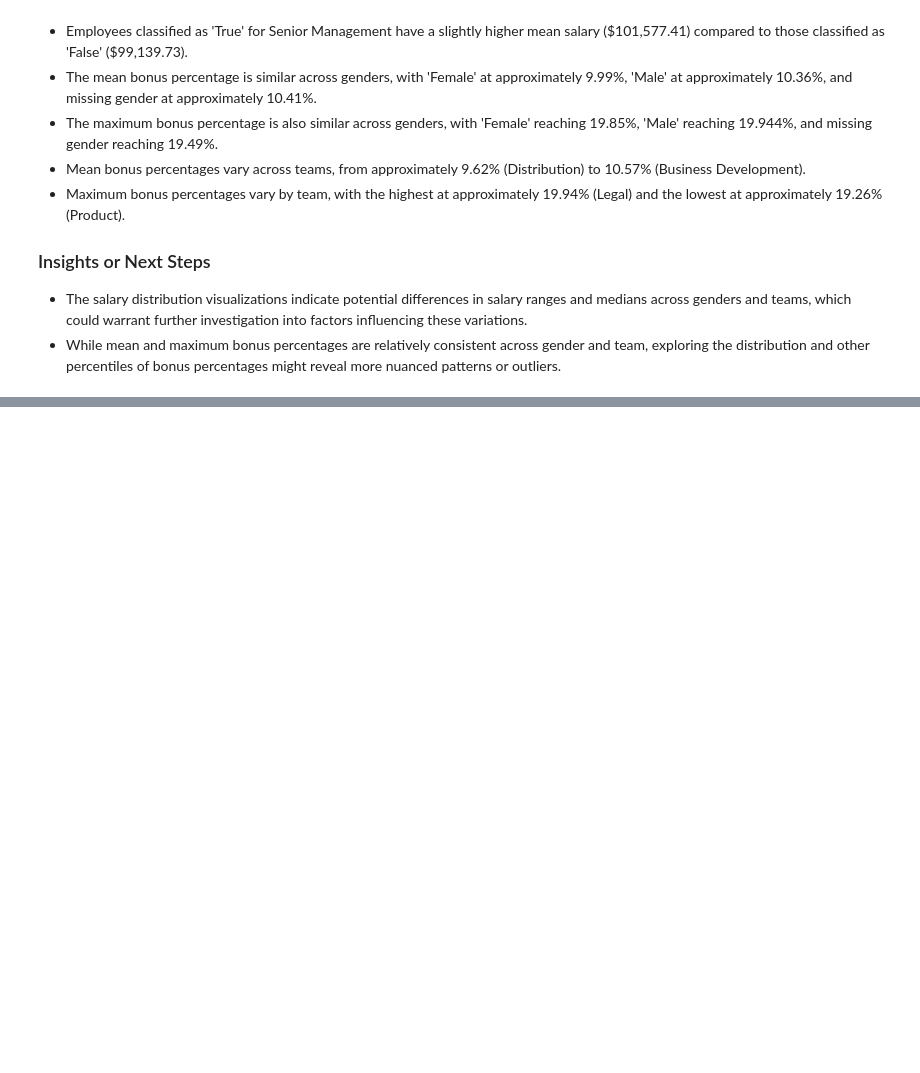
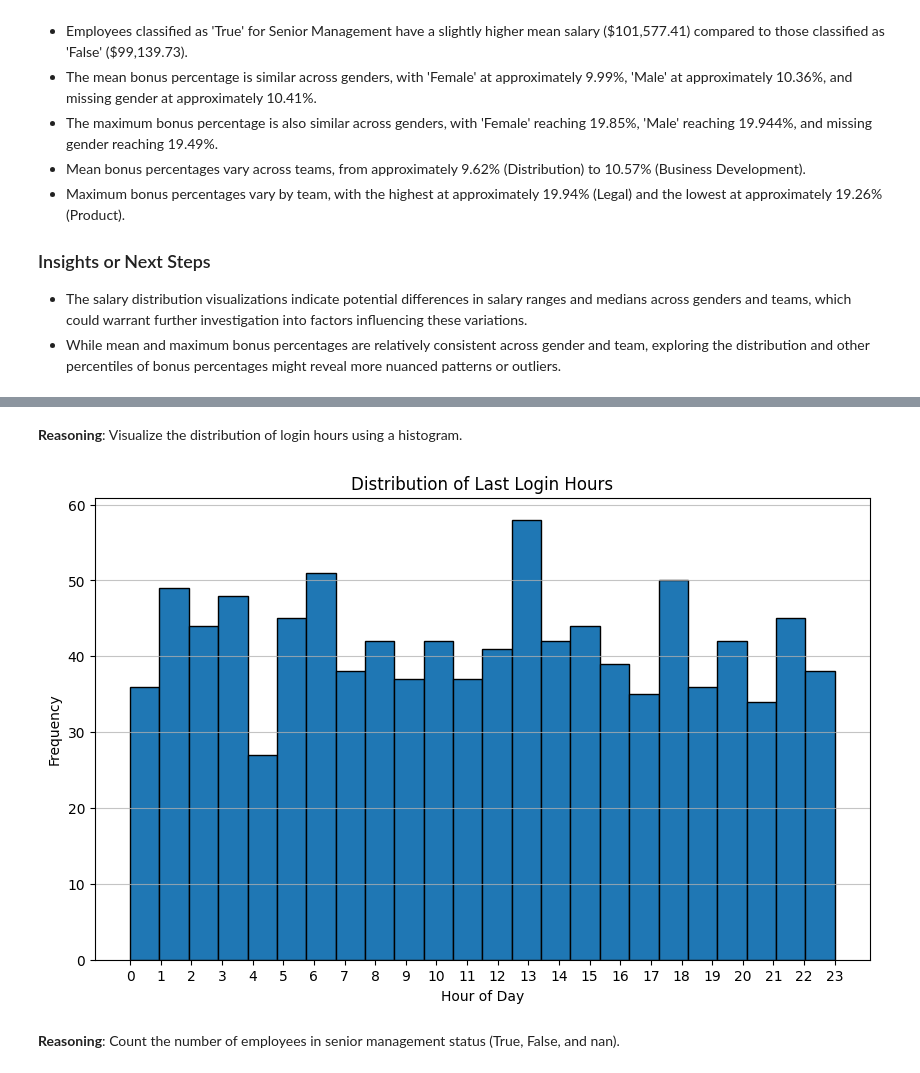
Before and after one commit to Grace-1420/Employees.py, a Jupyter notebook: Employees.ipynb, the cells around one changed output, grey strips where cells are left out. Cells and saved outputs as stored; diff of their text form; code cells hidden in the pictures; blank space fills up the shorter version.

```diff
--- a/Employees.ipynb
+++ b/Employees.ipynb
@@ -432,0 +514,14 @@ dtype: float64
+# %%
+df = pd.read_csv('employees2.csv.csv')
+
+df['Start Date'] = pd.to_datetime(df['Start Date'], errors='coerce')
+df['Last Login Time'] = pd.to_datetime(df['Last Login Time'], errors='coerce').dt.time
+
+df = df.astype({
+    'First Name': 'str',
+    'Gender': 'str',
+    'Salary': 'float',
+    'Bonus %': 'float',
+    'Senior Management': 'str',
+    'Team': 'str'
+})
@@ -432,0 +548,4 @@ dtype: float64
+# %%
+df['Start Year'] = df['Start Date'].dt.year
+df['Start Month'] = df['Start Date'].dt.month
+display(df[['Start Date', 'Start Year', 'Start Month']].head())
@@ -432,0 +582,3 @@ dtype: float64
+# %%
+df['Login Hour'] = pd.to_datetime(df['Last Login Time'], format='%H:%M:%S').dt.hour
+display(df[['Last Login Time', 'Login Hour']].head())
@@ -432,0 +592,17 @@ dtype: float64
+# %% [markdown]
+**Reasoning**:
+Visualize the distribution of login hours using a histogram.
+# %%
+plt.figure(figsize=(10, 6))
+plt.hist(df['Login Hour'], bins=24, edgecolor='black')
+plt.title('Distribution of Last Login Hours')
+plt.xlabel('Hour of Day')
+plt.ylabel('Frequency')
+plt.xticks(range(24))
+plt.grid(axis='y', alpha=0.75)
+plt.show()
+# %% [output]
+[figure, added]
+# %% [markdown]
+**Reasoning**:
+Count the number of employees in senior management status (True, False, and nan).
```
Also changed, not shown: parts of 28 cells of this notebook.
